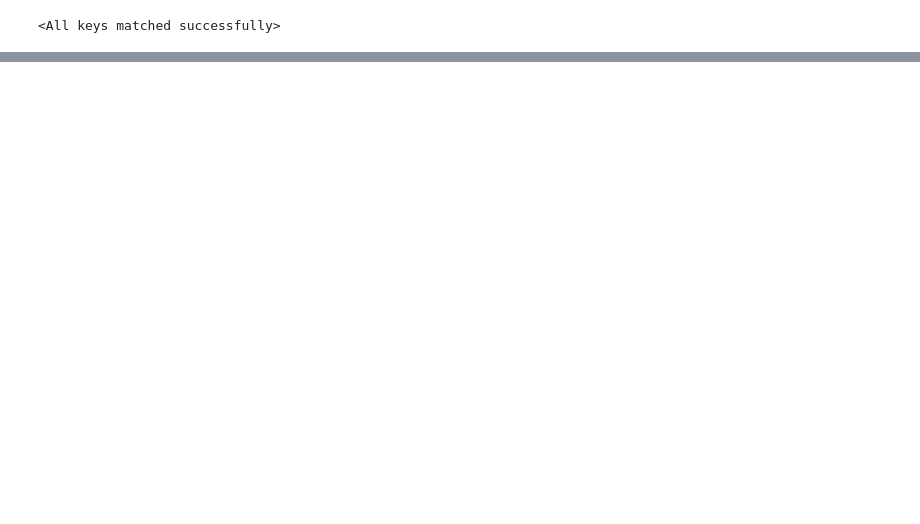
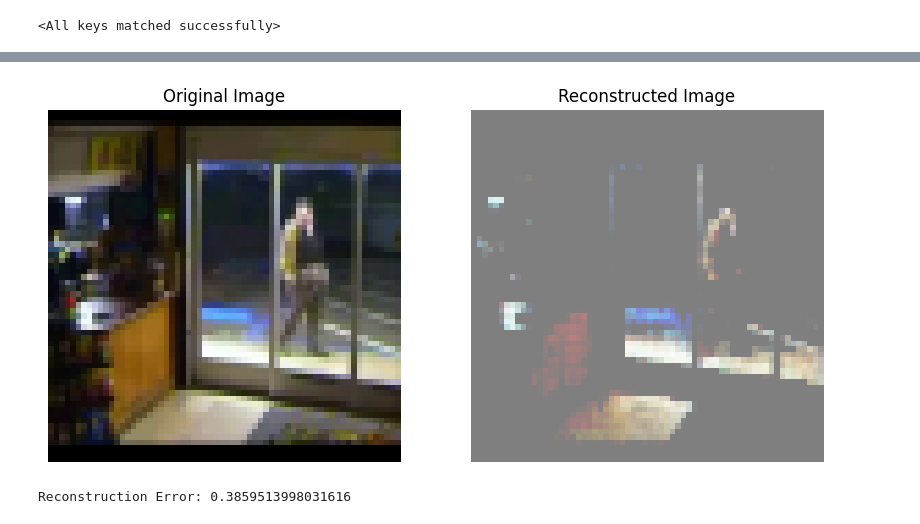
Before and after one commit to niranjanblank/AITechniquesProject, a Jupyter notebook: run_models.ipynb, the cells around one changed output, grey strips where cells are left out. Saved outputs shown, nothing was run; the diff lists cells and outputs as text; code cells hidden in the pictures; blank space fills up the shorter version.

```diff
--- a/run_models.ipynb
+++ b/run_models.ipynb
@@ -43,0 +62,9 @@ visualize_reconstruction(model, anomaly_4, transform, device=device)
+# %%
+# testing anomaly
+# anomaly images
+anomaly_3 = "data/SmallerDataset/AnomalyImages/Vandalism017_x264_540.png"
+reconstruction_error = visualize_reconstruction(model,  anomaly_3, transform, device=device)
+print(f"Reconstruction Error: {reconstruction_error}")
+# %% [output]
+[figure, added]
+Reconstruction Error: 0.3859513998031616
```
Also changed, not shown: parts of 8 cells of this notebook, 2 other files.
